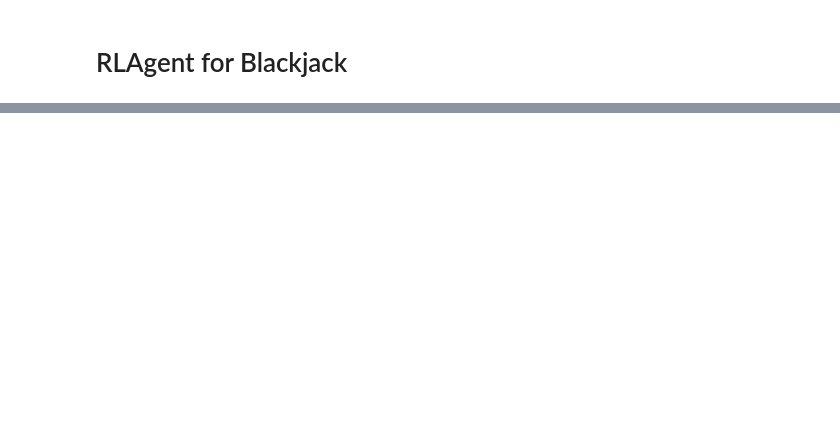
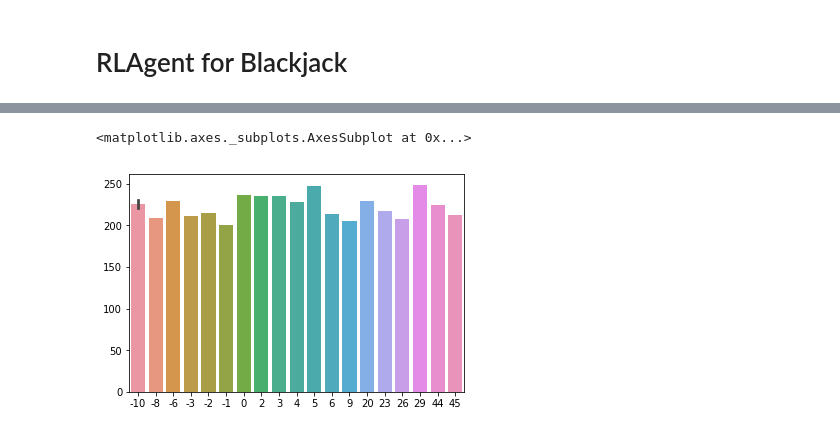
Before and after one commit to himanshudhawale/ReinforcementLearning-Blackjack, a Jupyter notebook: blackjack.ipynb, the cells around one changed output, grey strips where cells are left out. Drawn from its saved outputs; the diff is of its cells as text; code cells hidden in the pictures; blank space fills up the shorter version.

```diff
--- a/blackjack.ipynb
+++ b/blackjack.ipynb
@@ -818,0 +798,5 @@ for i in range(11):
+# %%
+sns.barplot(rt[200:250],range(200,250))
+# %% [output]
+<matplotlib.axes._subplots.AxesSubplot at 0x...>
+[figure, added]
```
Also changed, not shown: parts of 100 cells of this notebook, 6 other files.
